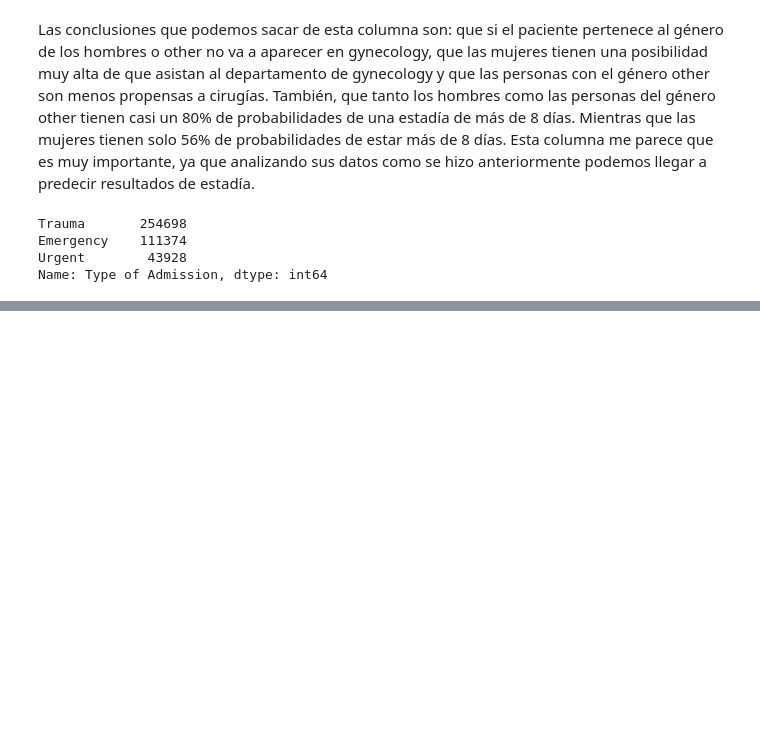
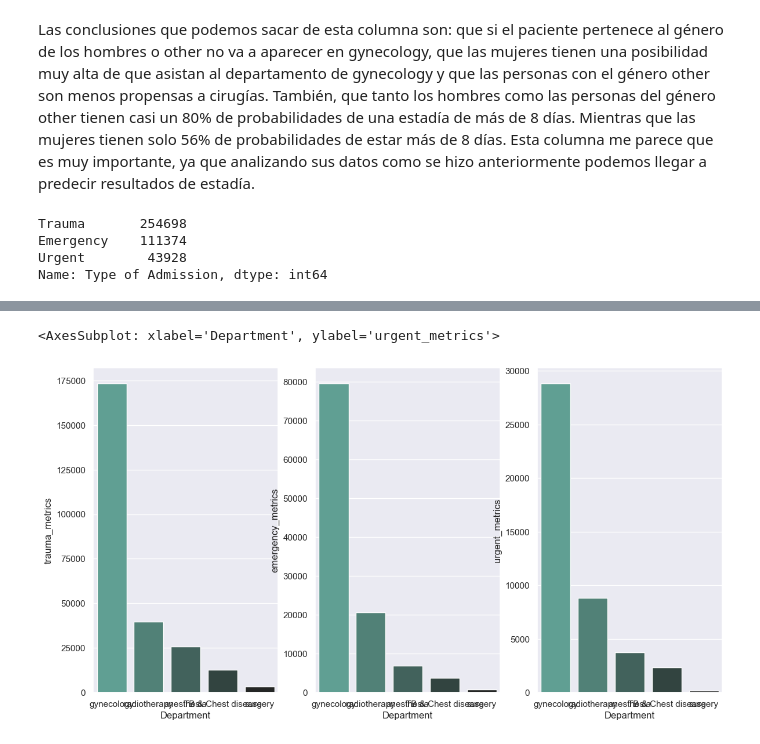
Before and after one commit to fcori47/Datathon, a Jupyter notebook: EDA_PI_ML.ipynb, the cells around one changed output, grey strips where cells are left out. Saved outputs shown, nothing was run; the diff lists cells and outputs as text; code cells hidden in the pictures; blank space fills up the shorter version.

```diff
--- a/EDA_PI_ML.ipynb
+++ b/EDA_PI_ML.ipynb
@@ -445,0 +466,3 @@ Name: Type of Admission, dtype: int64
+# %%
+for department in hospitalizaciones_train['Department'].value_counts().to_dict().keys():
+    print('La cantidad de Trauma en',department, 'es de:',len(hospitalizaciones_train.loc[(hospitalizaciones_train['Type of Admission'] == 'Trauma') & (hospitalizaciones_train['Department'] == department)]))
@@ -445,0 +475,3 @@ Name: Type of Admission, dtype: int64
+# %%
+for department in hospitalizaciones_train['Department'].value_counts().to_dict().keys():
+    print('La cantidad de Emergency en',department, 'es de:',len(hospitalizaciones_train.loc[(hospitalizaciones_train['Type of Admission'] == 'Emergency') & (hospitalizaciones_train['Department'] == department)]))
@@ -445,0 +484,3 @@ Name: Type of Admission, dtype: int64
+# %%
+for department in hospitalizaciones_train['Department'].value_counts().to_dict().keys():
+    print('La cantidad de Urgent en',department, 'es de:',len(hospitalizaciones_train.loc[(hospitalizaciones_train['Type of Admission'] == 'Urgent') & (hospitalizaciones_train['Department'] == department)]))
@@ -445,0 +493,20 @@ Name: Type of Admission, dtype: int64
+# %%
+#Con este código creo un dataframe con lo cuenta de cuantas veces aparecen los distintos 'Type of Admission' según el 'Department'.
+
+trauma_metrics = []
+
+emergency_metrics = []
+
+urgent_metrics = []
+
+for department in hospitalizaciones_train['Department'].value_counts().to_dict().keys():
+    trauma_metrics.append(len(hospitalizaciones_train.loc[(hospitalizaciones_train['Type of Admission'] == 'Trauma') & (hospitalizaciones_train['Department'] == department)]))
+
+for department in hospitalizaciones_train['Department'].value_counts().to_dict().keys():
+    emergency_metrics.append(len(hospitalizaciones_train.loc[(hospitalizaciones_train['Type of Admission'] == 'Emergency') & (hospitalizaciones_train['Department'] == department)]))
+
+for department in hospitalizaciones_train['Department'].value_counts().to_dict().keys():
+    urgent_metrics.append(len(hospitalizaciones_train.loc[(hospitalizaciones_train['Type of Admission'] == 'Urgent') & (hospitalizaciones_train['Department'] == department)]))
+
+type_admission_by_department_df = pd.DataFrame({'Department':hospitalizaciones_train['Department'].value_counts().to_dict().keys(), 'trauma_metrics': trauma_metrics, 'emergency_metrics': emergency_metrics, 'urgent_metrics':urgent_metrics})
+type_admission_by_department_df
@@ -445,0 +520,12 @@ Name: Type of Admission, dtype: int64
+# %%
+#Con este código grafico el dataframe mencionado anteriormente, en el cuál podemos ver como la inmensa mayoría de datos pertenece a 'ginecology' tanto en traumas, emergencias
+# y urgencias, creo que no es una columna que deba ser eliminada ni queda mucha información después del análisis de esta columna, pero
+
+sns.set(rc={'figure.figsize':(14,7.27)})
+fig,axes = plt.subplots(1,3)
+sns.barplot(data= type_admission_by_department_df, x='Department', y='trauma_metrics', ax=axes[0], palette="dark:#5A9_r")
+sns.barplot(data= type_admission_by_department_df, x='Department', y='emergency_metrics', ax=axes[1], palette="dark:#5A9_r")
+sns.barplot(data= type_admission_by_department_df, x='Department', y='urgent_metrics', ax=axes[2], palette="dark:#5A9_r")
+# %% [output]
+<AxesSubplot: xlabel='Department', ylabel='urgent_metrics'>
+[figure, added]
```
Also changed, not shown: parts of 11 cells of this notebook.
